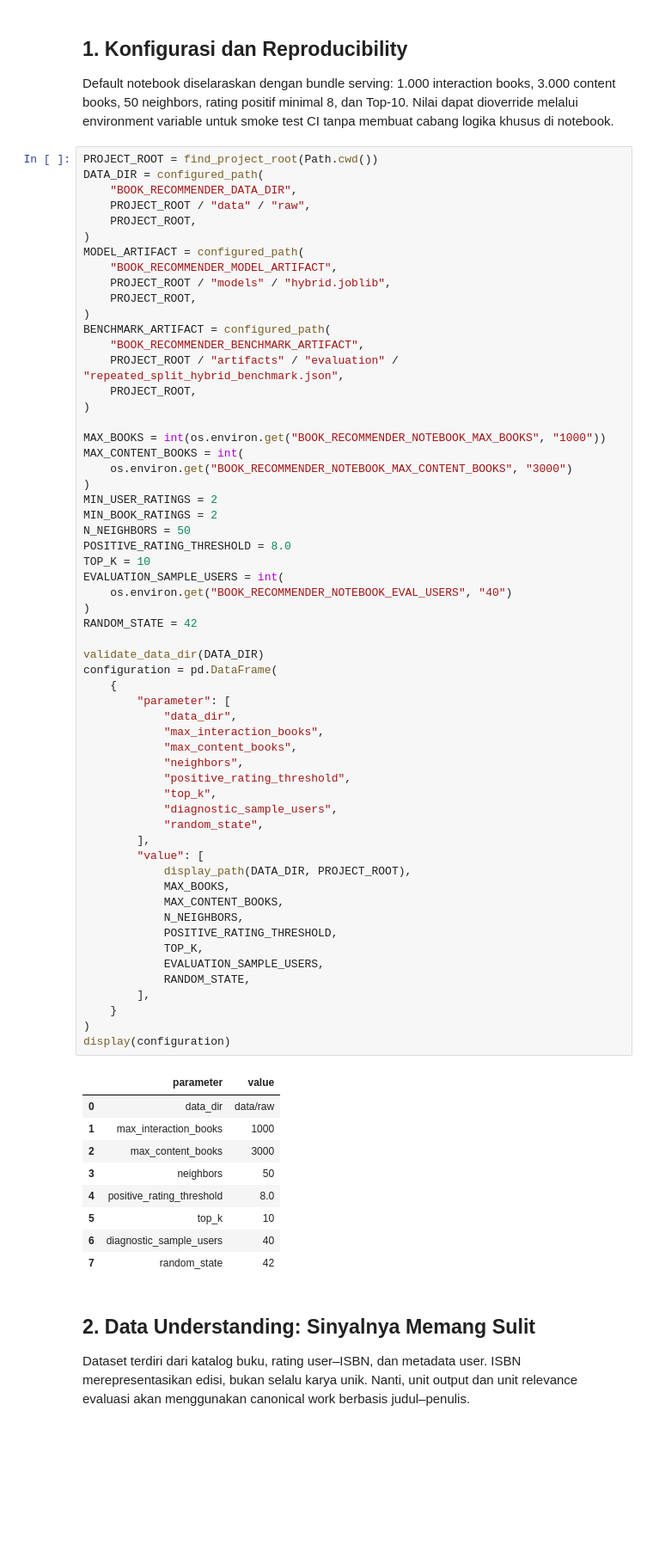
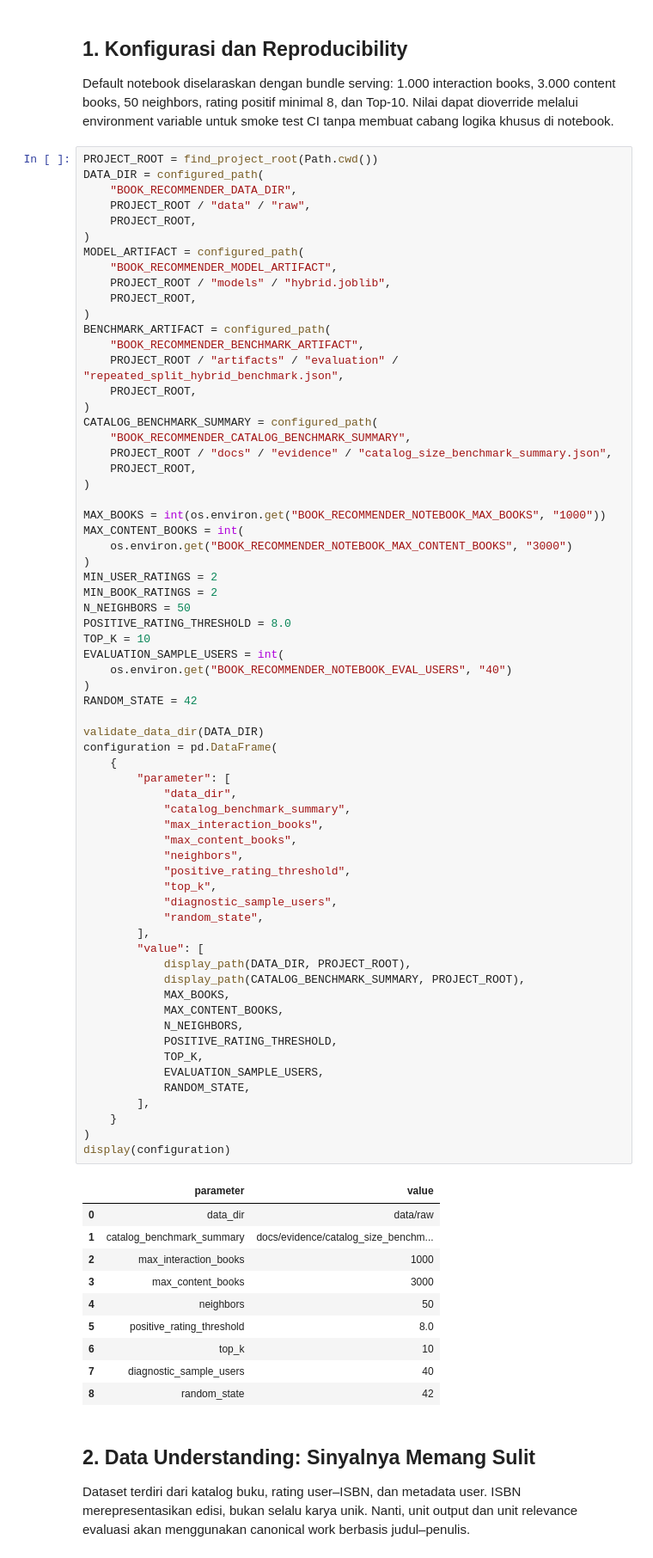
Before and after one commit to ridopandiSinaga/System-Recommendation, a Jupyter notebook: notebooks/01_end_to_end_book_recommender.ipynb, the cells around one changed output. Shown at 86% size. Saved outputs shown, nothing was run; the diff lists cells and outputs as text; blank space fills up the shorter version.

Commit message:
Harden notebook catalog evidence

```diff
--- a/notebooks/01_end_to_end_book_recommender.ipynb
+++ b/notebooks/01_end_to_end_book_recommender.ipynb
@@ -166,6 +195,11 @@ MODEL_ARTIFACT = configured_path(
 BENCHMARK_ARTIFACT = configured_path(
     "BOOK_RECOMMENDER_BENCHMARK_ARTIFACT",
     PROJECT_ROOT / "artifacts" / "evaluation" / "repeated_split_hybrid_benchmark.json",
+    PROJECT_ROOT,
+)
+CATALOG_BENCHMARK_SUMMARY = configured_path(
+    "BOOK_RECOMMENDER_CATALOG_BENCHMARK_SUMMARY",
+    PROJECT_ROOT / "docs" / "evidence" / "catalog_size_benchmark_summary.json",
     PROJECT_ROOT,
 )
 
@@ -185,40 +219,43 @@ RANDOM_STATE = 42
 
 validate_data_dir(DATA_DIR)
 configuration = pd.DataFrame(
     {
         "parameter": [
             "data_dir",
+            "catalog_benchmark_summary",
             "max_interaction_books",
             "max_content_books",
             "neighbors",
             "positive_rating_threshold",
             "top_k",
             "diagnostic_sample_users",
             "random_state",
         ],
         "value": [
             display_path(DATA_DIR, PROJECT_ROOT),
+            display_path(CATALOG_BENCHMARK_SUMMARY, PROJECT_ROOT),
             MAX_BOOKS,
             MAX_CONTENT_BOOKS,
             N_NEIGHBORS,
             POSITIVE_RATING_THRESHOLD,
             TOP_K,
             EVALUATION_SAMPLE_USERS,
             RANDOM_STATE,
         ],
     }
 )
 display(configuration)
 # %% [output]
 |  | parameter | value |
 | 0 | data_dir | data/raw |
-| 1 | max_interaction_books | 1000 |
-| 2 | max_content_books | 3000 |
-| 3 | neighbors | 50 |
-| 4 | positive_rating_threshold | 8.0 |
-| 5 | top_k | 10 |
-| 6 | diagnostic_sample_users | 40 |
-| 7 | random_state | 42 |
+| 1 | catalog_benchmark_summary | docs/evidence/catalog_size_benchm... |
+| 2 | max_interaction_books | 1000 |
+| 3 | max_content_books | 3000 |
+| 4 | neighbors | 50 |
+| 5 | positive_rating_threshold | 8.0 |
+| 6 | top_k | 10 |
+| 7 | diagnostic_sample_users | 40 |
+| 8 | random_state | 42 |
 # %% [markdown]
 ## 2. Data Understanding: Sinyalnya Memang Sulit
 
```
Also changed, not shown: parts of 17 cells of this notebook, 9 other files.
